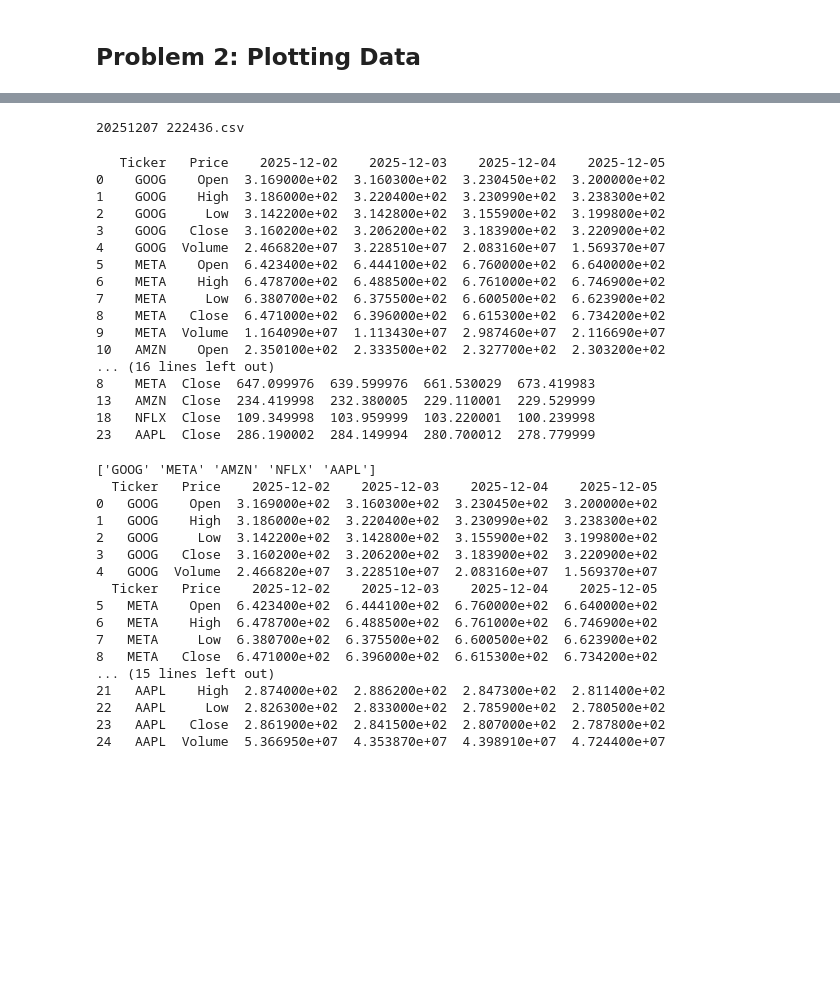
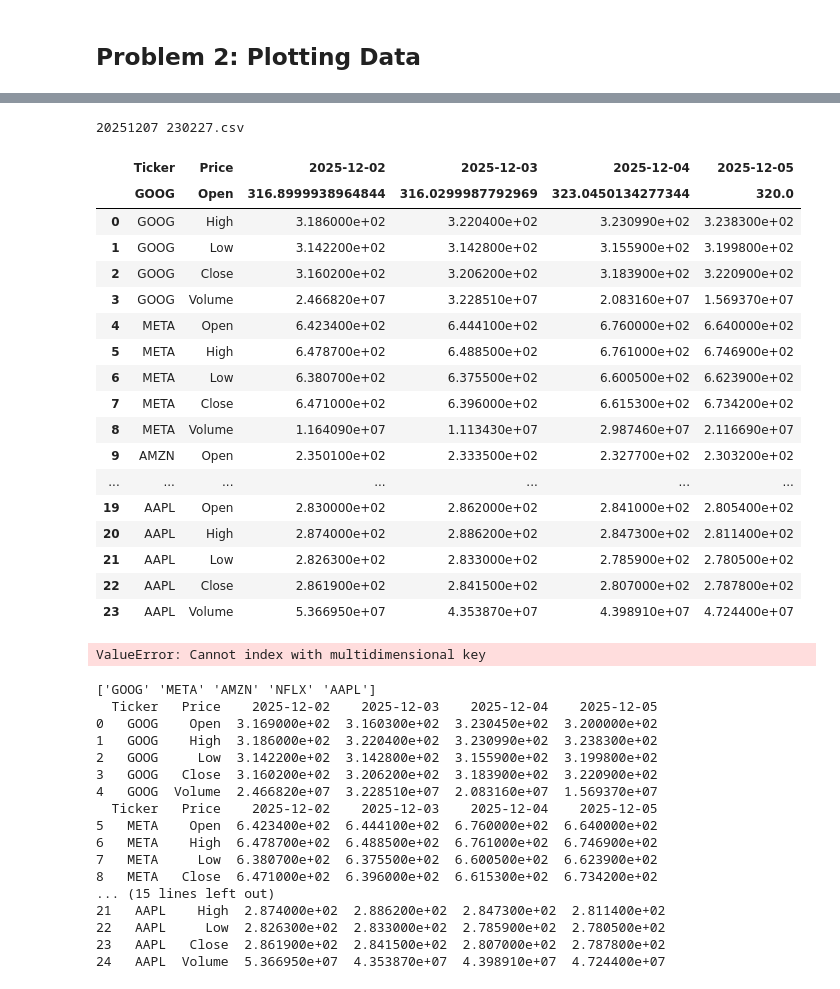
Before and after one commit to cathalred88/computer_infrastructure, a Jupyter notebook: yfinance.ipynb, the cells around one changed output, grey strips where cells are left out. Drawn from its saved outputs; the diff is of its cells as text; code cells hidden in the pictures; blank space fills up the shorter version.

```diff
--- a/yfinance.ipynb
+++ b/yfinance.ipynb
@@ -171,42 +174,40 @@ list_of_files[0]
-# %%
-# Determine which filename has the highest number (N.B. this only works if there are no files with text names in the folder. -
-# See if i can implement a way to only select fro csv files)
-def extract_number(f):
-    s = re.findall("\d+",f)
-    return (int(s[0]) if s else -1,f)
-
-recentfile = (max(list_of_files,key=extract_number))
-recentfile = str(recentfile)
-print (recentfile)
-# %% [output]
-20251207 222436.csv
+# %%
+# assign a variable name to the file selected as the latest file
+recent_file = list_of_files[0]
+print(recent_file)
+# %% [output]
+20251207 230227.csv
 # %%
 # create a dataframe from the file selected as most recent
-df = pd.read_csv(datadir+recentfile)
-print (df)
+df = pd.read_csv(f'./data/{list_of_files[0]}', header=[0, 1])
 
-# Create a dataframe that only contains the closing prices for each stock for each day
-closing_prices = (df['Price']== "Close")
-close_df = df.loc[closing_prices]
-print (close_df)
+df
 # %% [output]
-   Ticker   Price    2025-12-02    2025-12-03    2025-12-04    2025-12-05
-0    GOOG    Open  3.169000e+02  3.160300e+02  3.230450e+02  3.200000e+02
-1    GOOG    High  3.186000e+02  3.220400e+02  3.230990e+02  3.238300e+02
-2    GOOG     Low  3.142200e+02  3.142800e+02  3.155900e+02  3.199800e+02
-3    GOOG   Close  3.160200e+02  3.206200e+02  3.183900e+02  3.220900e+02
-4    GOOG  Volume  2.466820e+07  3.228510e+07  2.083160e+07  1.569370e+07
-5    META    Open  6.423400e+02  6.444100e+02  6.760000e+02  6.640000e+02
-6    META    High  6.478700e+02  6.488500e+02  6.761000e+02  6.746900e+02
-7    META     Low  6.380700e+02  6.375500e+02  6.600500e+02  6.623900e+02
-8    META   Close  6.471000e+02  6.396000e+02  6.615300e+02  6.734200e+02
-9    META  Volume  1.164090e+07  1.113430e+07  2.987460e+07  2.116690e+07
-10   AMZN    Open  2.350100e+02  2.333500e+02  2.327700e+02  2.303200e+02
-... (16 lines left out)
-8    META  Close  647.099976  639.599976  661.530029  673.419983
-13   AMZN  Close  234.419998  232.380005  229.110001  229.529999
-18   NFLX  Close  109.349998  103.959999  103.220001  100.239998
-23   AAPL  Close  286.190002  284.149994  280.700012  278.779999
+|  | Ticker | Price | 2025-12-02 | 2025-12-03 | 2025-12-04 | 2025-12-05 |
+|  | GOOG | Open | 316.8999938964844 | 316.0299987792969 | 323.0450134277344 | 320.0 |
+| 0 | GOOG | High | 3.186000e+02 | 3.220400e+02 | 3.230990e+02 | 3.238300e+02 |
+| 1 | GOOG | Low | 3.142200e+02 | 3.142800e+02 | 3.155900e+02 | 3.199800e+02 |
+| 2 | GOOG | Close | 3.160200e+02 | 3.206200e+02 | 3.183900e+02 | 3.220900e+02 |
+| 3 | GOOG | Volume | 2.466820e+07 | 3.228510e+07 | 2.083160e+07 | 1.569370e+07 |
+| 4 | META | Open | 6.423400e+02 | 6.444100e+02 | 6.760000e+02 | 6.640000e+02 |
+| 5 | META | High | 6.478700e+02 | 6.488500e+02 | 6.761000e+02 | 6.746900e+02 |
+| 6 | META | Low | 6.380700e+02 | 6.375500e+02 | 6.600500e+02 | 6.623900e+02 |
+| 7 | META | Close | 6.471000e+02 | 6.396000e+02 | 6.615300e+02 | 6.734200e+02 |
+| 8 | META | Volume | 1.164090e+07 | 1.113430e+07 | 2.987460e+07 | 2.116690e+07 |
+| 9 | AMZN | Open | 2.350100e+02 | 2.333500e+02 | 2.327700e+02 | 2.303200e+02 |
+| ... | ... | ... | ... | ... | ... | ... |
+| 19 | AAPL | Open | 2.830000e+02 | 2.862000e+02 | 2.841000e+02 | 2.805400e+02 |
+| 20 | AAPL | High | 2.874000e+02 | 2.886200e+02 | 2.847300e+02 | 2.811400e+02 |
+| 21 | AAPL | Low | 2.826300e+02 | 2.833000e+02 | 2.785900e+02 | 2.780500e+02 |
+| 22 | AAPL | Close | 2.861900e+02 | 2.841500e+02 | 2.807000e+02 | 2.787800e+02 |
+| 23 | AAPL | Volume | 5.366950e+07 | 4.353870e+07 | 4.398910e+07 | 4.724400e+07 |
+# %%
+# Create a dataframe that only contains the closing prices for each stock for each day
+closing_prices = (df['Price']== "Close")
+close_df = df.loc[closing_prices]
+print (close_df)
+# %% [output]
+ValueError: Cannot index with multidimensional key
 # %%
 #Read a unique label for each unique stock label from column labelled 'Ticker'
 unique_stock = df['Ticker'].unique()
```
Also changed, not shown: parts of 10 cells of this notebook, 7 other files.
